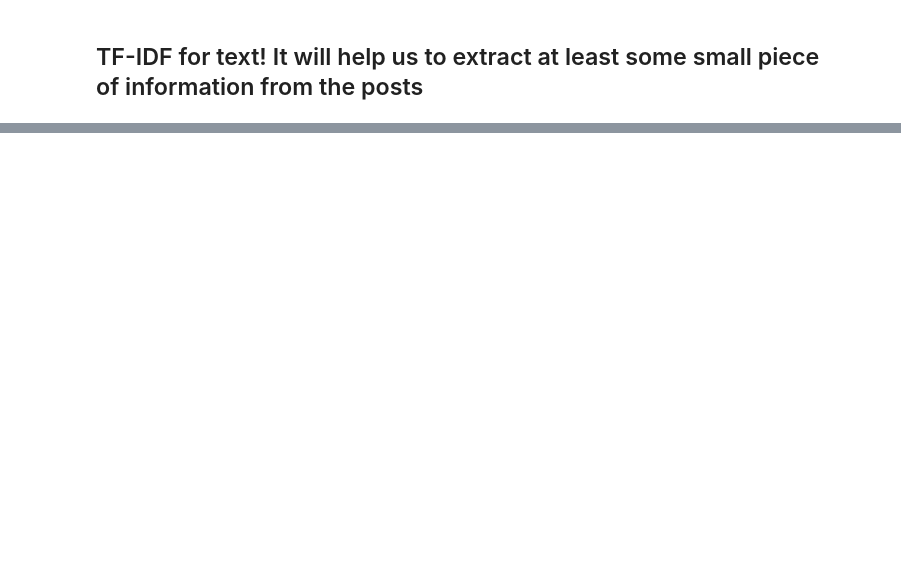
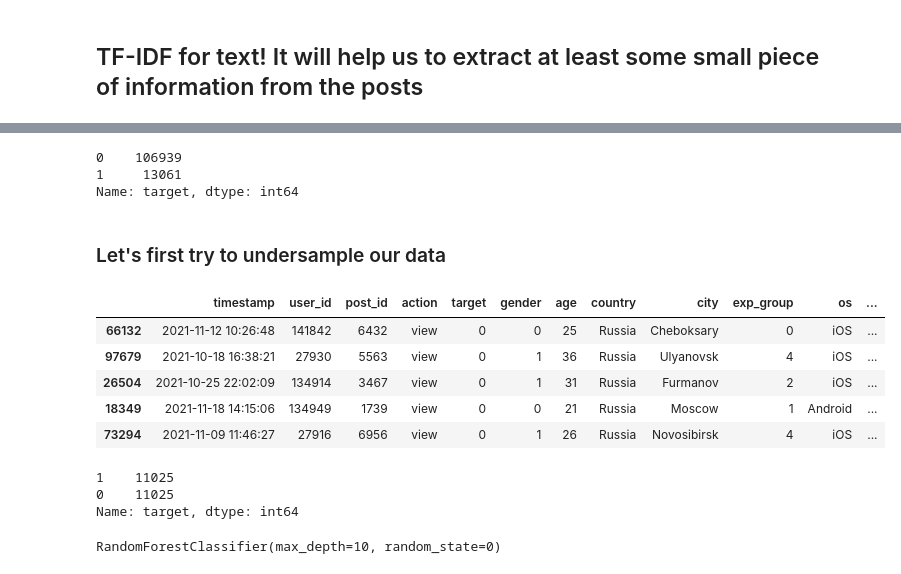
Before and after one commit to israfilovamaria/Recommendation-system-of-posts, a Jupyter notebook: Exploring data .ipynb, the cells around one changed output, grey strips where cells are left out. Cells and saved outputs as stored; diff of their text form; code cells hidden in the pictures; blank space fills up the shorter version.

Commit message:
fix problem with imbalanced data

```diff
--- a/Exploring data .ipynb
+++ b/Exploring data .ipynb
@@ -404,0 +320,7 @@ pd.DataFrame(incoder.transform(xcopy))
+# %%
+train_new = unprocesseddata.iloc[:-20000].copy()
+test_new = unprocesseddata.iloc[-20000:].copy()
+X_train = train_new.drop('target', 1)
+X_test = test_new.drop('target', 1)
+y_train = train_new.target
+y_test = test_new.target
@@ -404,0 +442,24 @@ pd.DataFrame(incoder.transform(xcopy))
+# %%
+data.target.value_counts()
+# %% [output]
+0    106939
+1     13061
+Name: target, dtype: int64
+# %% [markdown]
+### Let's first try to undersample our data
+# %%
+n0,n1 = train_new.target.value_counts()
+# %%
+class1 = train_new[train_new.target == 0]
+class2 = train_new[train_new.target == 1]
+# %%
+class1 = class1.sample(n1)
+# %%
+class1.head()
+# %% [output]
+|  | timestamp | user_id | post_id | action | target | gender | age | country | city | exp_group | os | ... |
+| 66132 | 2021-11-12 10:26:48 | 141842 | 6432 | view | 0 | 0 | 25 | Russia | Cheboksary | 0 | iOS | ... |
+| 97679 | 2021-10-18 16:38:21 | 27930 | 5563 | view | 0 | 1 | 36 | Russia | Ulyanovsk | 4 | iOS | ... |
+| 26504 | 2021-10-25 22:02:09 | 134914 | 3467 | view | 0 | 1 | 31 | Russia | Furmanov | 2 | iOS | ... |
+| 18349 | 2021-11-18 14:15:06 | 134949 | 1739 | view | 0 | 0 | 21 | Russia | Moscow | 1 | Android | ... |
+| 73294 | 2021-11-09 11:46:27 | 27916 | 6956 | view | 0 | 1 | 26 | Russia | Novosibirsk | 4 | iOS | ... |
@@ -404,0 +470,6 @@ pd.DataFrame(incoder.transform(xcopy))
+# %%
+balanced.target.value_counts()
+# %% [output]
+1    11025
+0    11025
+Name: target, dtype: int64
@@ -404,0 +480,6 @@ pd.DataFrame(incoder.transform(xcopy))
+# %%
+from sklearn.ensemble import RandomForestClassifier
+clf = RandomForestClassifier(max_depth=10, random_state=0)
+clf.fit(balanced_X_train,balanced_y_train)
+# %% [output]
+RandomForestClassifier(max_depth=10, random_state=0)
```
Also changed, not shown: parts of 81 cells of this notebook.
